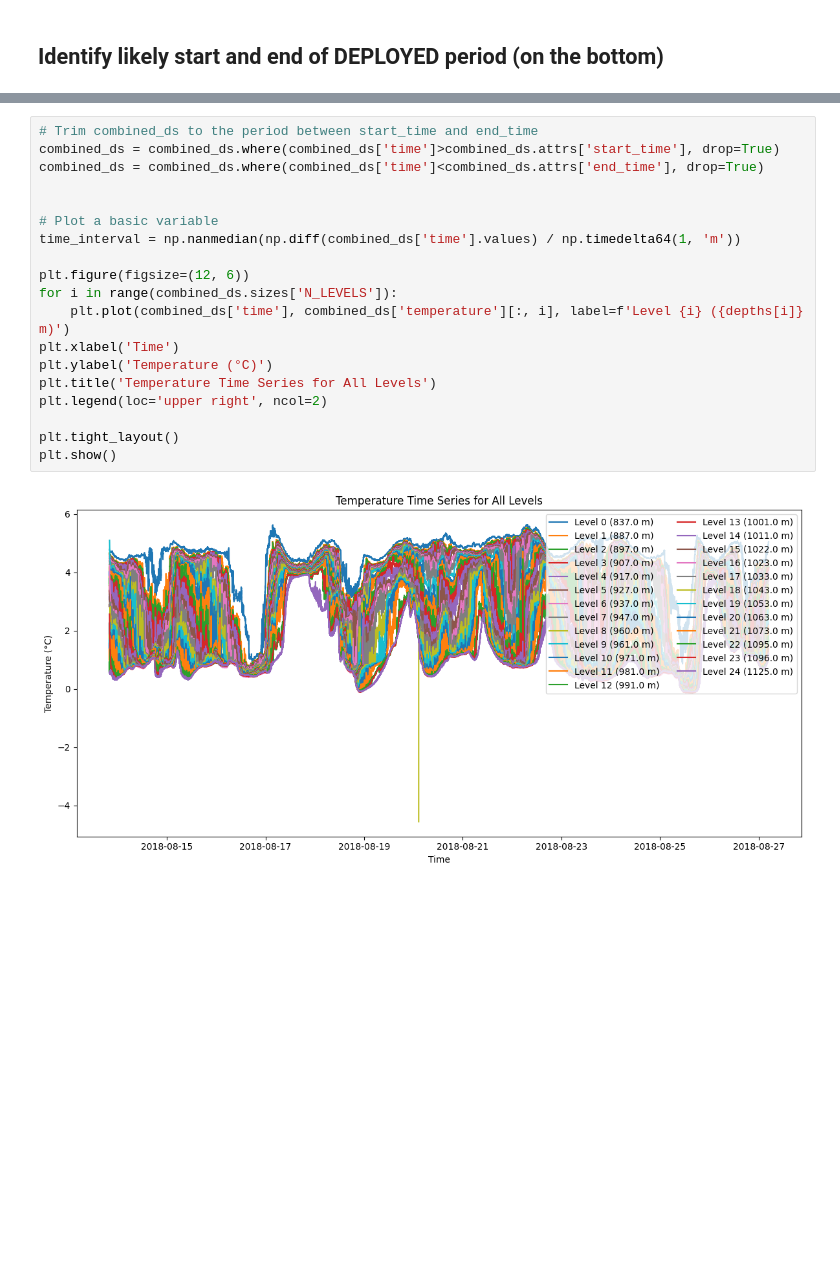
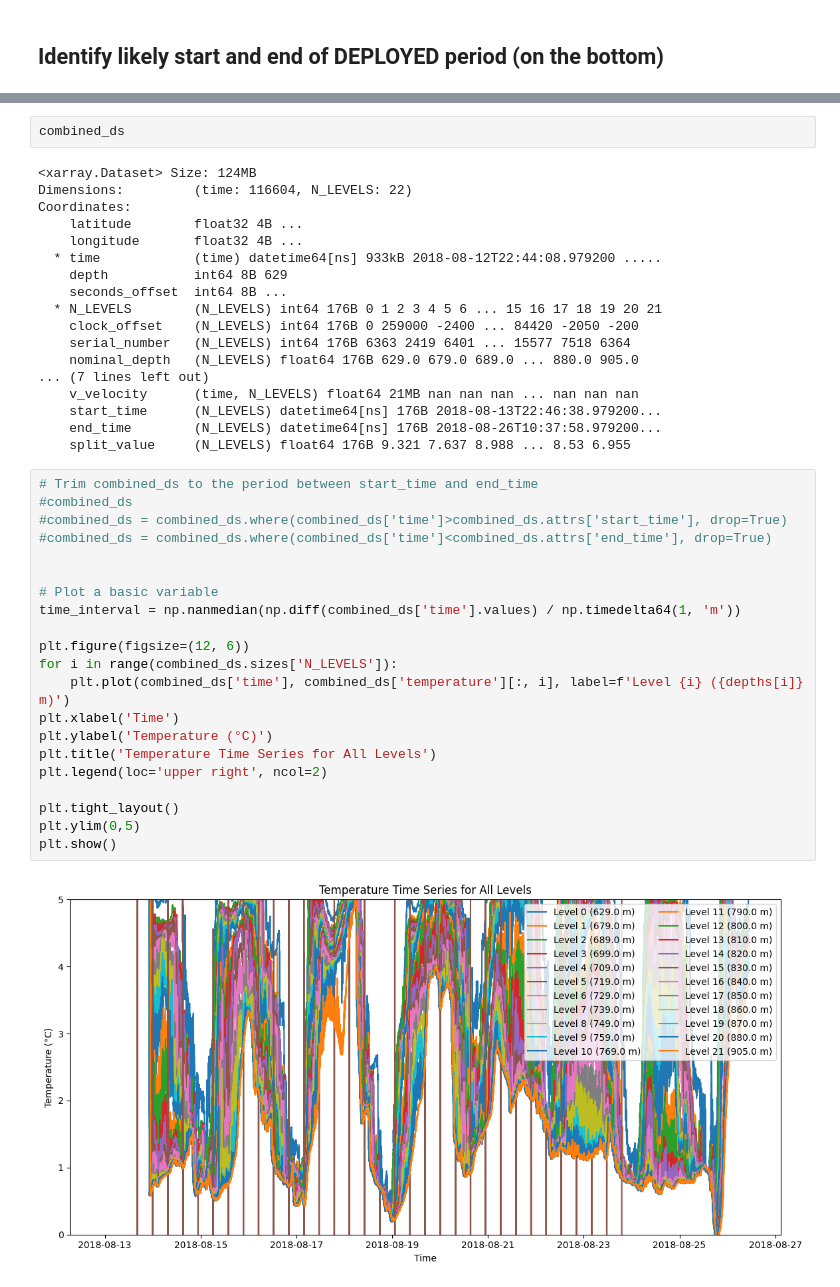
Before and after one commit to ocean-uhh/oceanarray, a Jupyter notebook: notebooks/demo_check_clock.ipynb, the cells around one changed output, grey strips where cells are left out. Saved outputs shown, nothing was run; the diff lists cells and outputs as text; blank space fills up the shorter version.

```diff
--- a/notebooks/demo_check_clock.ipynb
+++ b/notebooks/demo_check_clock.ipynb
@@ -561,24 +583,46 @@ Consensus-derived refs -> ref_start=2018-08-13 19:54:00, ref_end=2018-08-27 13:3
 # %%
-# Trim combined_ds to the period between start_time and end_time
-combined_ds = combined_ds.where(combined_ds['time']>combined_ds.attrs['start_time'], drop=True)
-combined_ds = combined_ds.where(combined_ds['time']<combined_ds.attrs['end_time'], drop=True)
-
-
-# Plot a basic variable
-time_interval = np.nanmedian(np.diff(combined_ds['time'].values) / np.timedelta64(1, 'm'))
-
-plt.figure(figsize=(12, 6))
-for i in range(combined_ds.sizes['N_LEVELS']):
-    plt.plot(combined_ds['time'], combined_ds['temperature'][:, i], label=f'Level {i} ({depths[i]} m)')
-plt.xlabel('Time')
-plt.ylabel('Temperature (°C)')
-plt.title('Temperature Time Series for All Levels')
-plt.legend(loc='upper right', ncol=2)
-
-plt.tight_layout()
-plt.show()
+combined_ds
 # %% [output]
-[figure, removed]
+<xarray.Dataset> Size: 124MB
+Dimensions:         (time: 116604, N_LEVELS: 22)
+Coordinates:
+    latitude        float32 4B ...
+    longitude       float32 4B ...
+  * time            (time) datetime64[ns] 933kB 2018-08-12T22:44:08.979200 .....
+    depth           int64 8B 629
+    seconds_offset  int64 8B ...
+  * N_LEVELS        (N_LEVELS) int64 176B 0 1 2 3 4 5 6 ... 15 16 17 18 19 20 21
+    clock_offset    (N_LEVELS) int64 176B 0 259000 -2400 ... 84420 -2050 -200
+    serial_number   (N_LEVELS) int64 176B 6363 2419 6401 ... 15577 7518 6364
+    nominal_depth   (N_LEVELS) float64 176B 629.0 679.0 689.0 ... 880.0 905.0
+... (7 lines left out)
+    v_velocity      (time, N_LEVELS) float64 21MB nan nan nan ... nan nan nan
+    start_time      (N_LEVELS) datetime64[ns] 176B 2018-08-13T22:46:38.979200...
+    end_time        (N_LEVELS) datetime64[ns] 176B 2018-08-26T10:37:58.979200...
+    split_value     (N_LEVELS) float64 176B 9.321 7.637 8.988 ... 8.53 6.955
+# %%
+# Trim combined_ds to the period between start_time and end_time
+#combined_ds
+#combined_ds = combined_ds.where(combined_ds['time']>combined_ds.attrs['start_time'], drop=True)
+#combined_ds = combined_ds.where(combined_ds['time']<combined_ds.attrs['end_time'], drop=True)
+
+
+# Plot a basic variable
+time_interval = np.nanmedian(np.diff(combined_ds['time'].values) / np.timedelta64(1, 'm'))
+
+plt.figure(figsize=(12, 6))
+for i in range(combined_ds.sizes['N_LEVELS']):
+    plt.plot(combined_ds['time'], combined_ds['temperature'][:, i], label=f'Level {i} ({depths[i]} m)')
+plt.xlabel('Time')
+plt.ylabel('Temperature (°C)')
+plt.title('Temperature Time Series for All Levels')
+plt.legend(loc='upper right', ncol=2)
+
+plt.tight_layout()
+plt.ylim(0,5)
+plt.show()
+# %% [output]
+[figure, added]
 # %%
 import importlib
 importlib.reload(tools)
```
Also changed, not shown: parts of 19 cells of this notebook, 9 other files.
